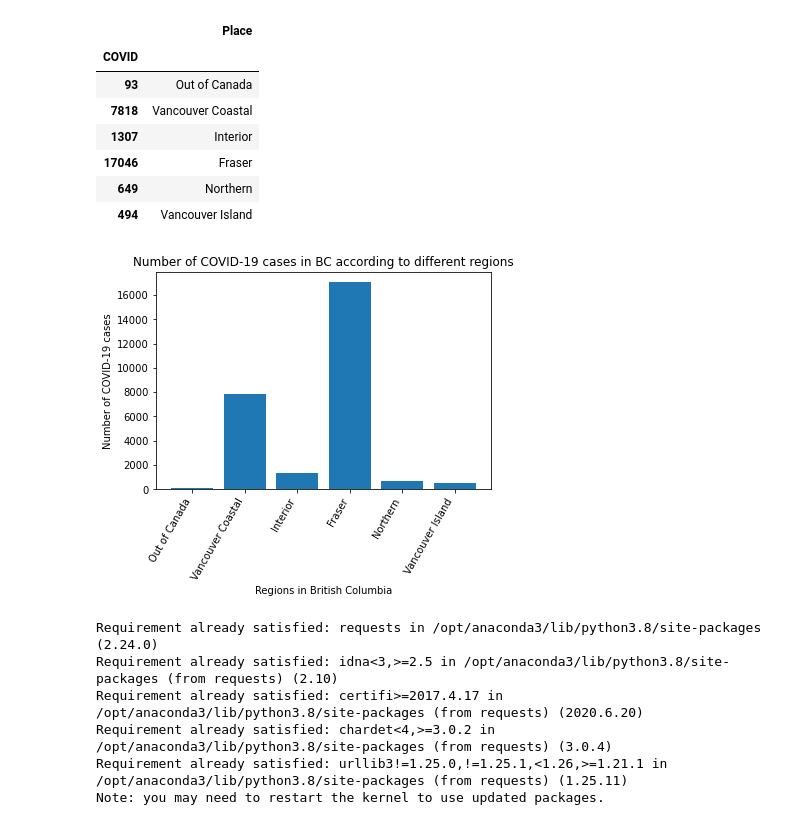
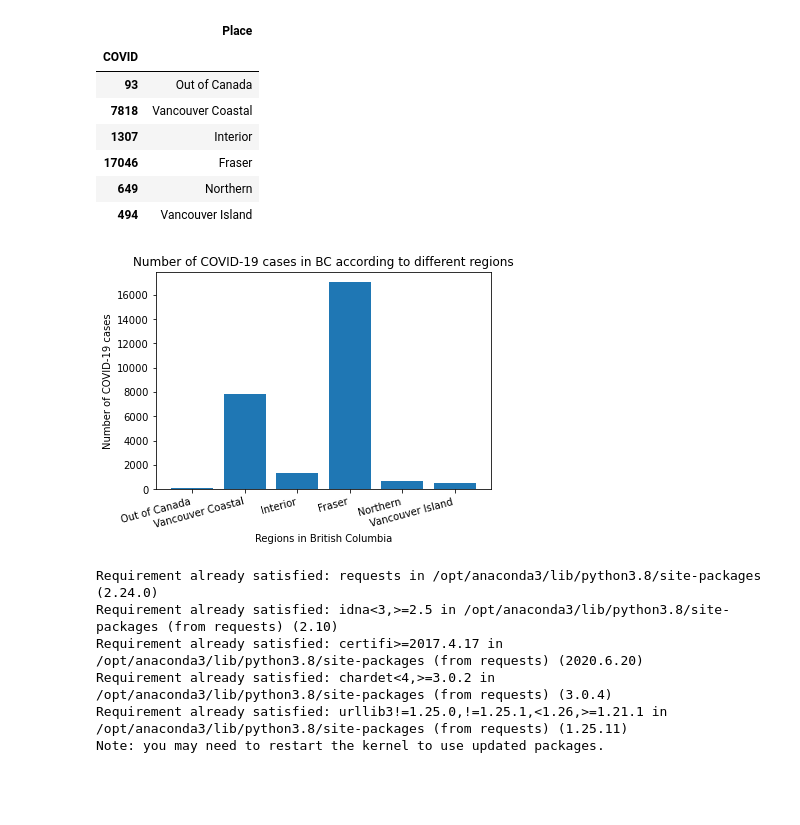
Before and after one commit to monideep2255/COVID-19-Data-Analysis-of-British-Columbia, a Jupyter notebook: jupyter notebooks/covid_pandas.ipynb, the cells around one changed output. Saved outputs shown, nothing was run; the diff lists cells and outputs as text; code cells hidden in the pictures; blank space fills up the shorter version.

```diff
--- a/jupyter notebooks/covid_pandas.ipynb
+++ b/jupyter notebooks/covid_pandas.ipynb
@@ -199,17 +199,17 @@ covid_region.head(10) #reading the first 10 rows present in the dataset
 # %%
 fig, ax = plt.subplots()
 
 ax.bar(covid_region['Place'], covid_region.index)
 
 ax.set_title("Number of COVID-19 cases in BC according to different regions")
 ax.set_ylabel('Number of COVID-19 cases')
 ax.set_xlabel('Regions in British Columbia')
-ax.set_xticklabels(covid_region['Place'], rotation=60, horizontalalignment='right')
+ax.set_xticklabels(covid_region['Place'], rotation=15, horizontalalignment='right')
 
 plt.savefig('region_covid.jpg')
 plt.show()
 # %% [output]
-[figure, old version]
+[figure, new version]
 # %%
 pip install requests
 # %% [output]
```
Also changed, not shown: parts of 5 cells of this notebook, 5 other files.
